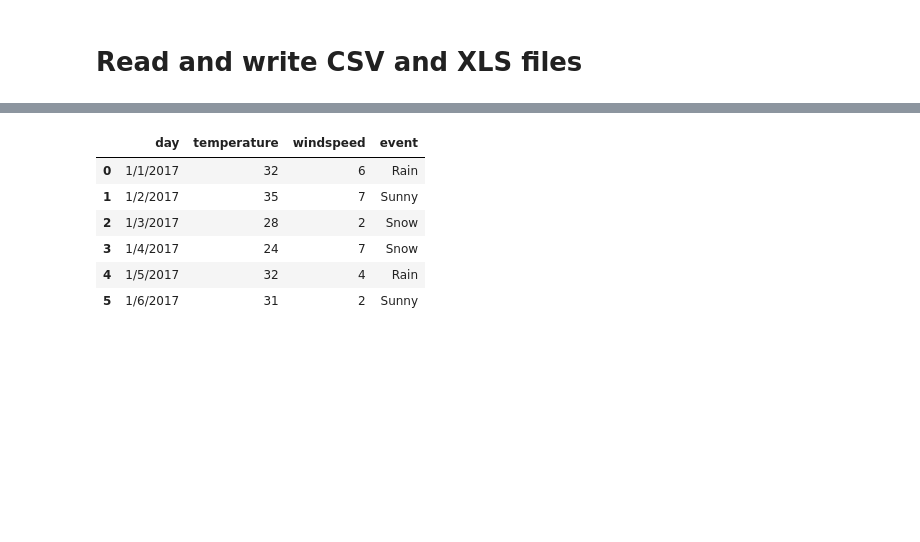
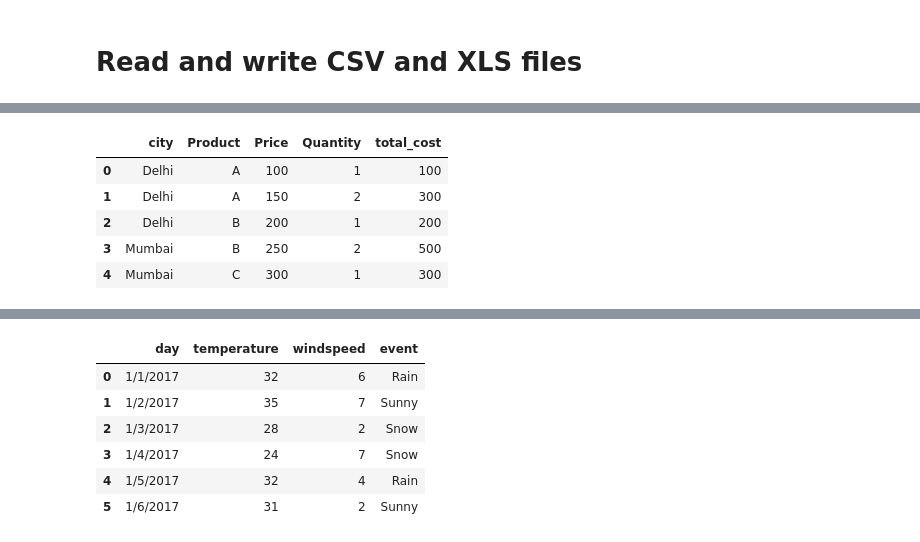
Before and after one commit to rahul8879/as_ds_course, a Jupyter notebook: pandas/3_Key operations on Dataframes/key_operations_on_dataframes.ipynb, the cells around one changed output, grey strips where cells are left out. Drawn from its saved outputs; the diff is of its cells as text; code cells hidden in the pictures; blank space fills up the shorter version.

```diff
--- a/pandas/3_Key operations on Dataframes/key_operations_on_dataframes.ipynb
+++ b/pandas/3_Key operations on Dataframes/key_operations_on_dataframes.ipynb
@@ -2,0 +23,10 @@
+# %%
+df['total_cost'] = df['Price'] * df['Quantity']
+df.head()
+# %% [output]
+|  | city | Product | Price | Quantity | total_cost |
+| 0 | Delhi | A | 100 | 1 | 100 |
+| 1 | Delhi | A | 150 | 2 | 300 |
+| 2 | Delhi | B | 200 | 1 | 200 |
+| 3 | Mumbai | B | 250 | 2 | 500 |
+| 4 | Mumbai | C | 300 | 1 | 300 |
```
Also changed, not shown: parts of 7 cells of this notebook, 4 other files.
